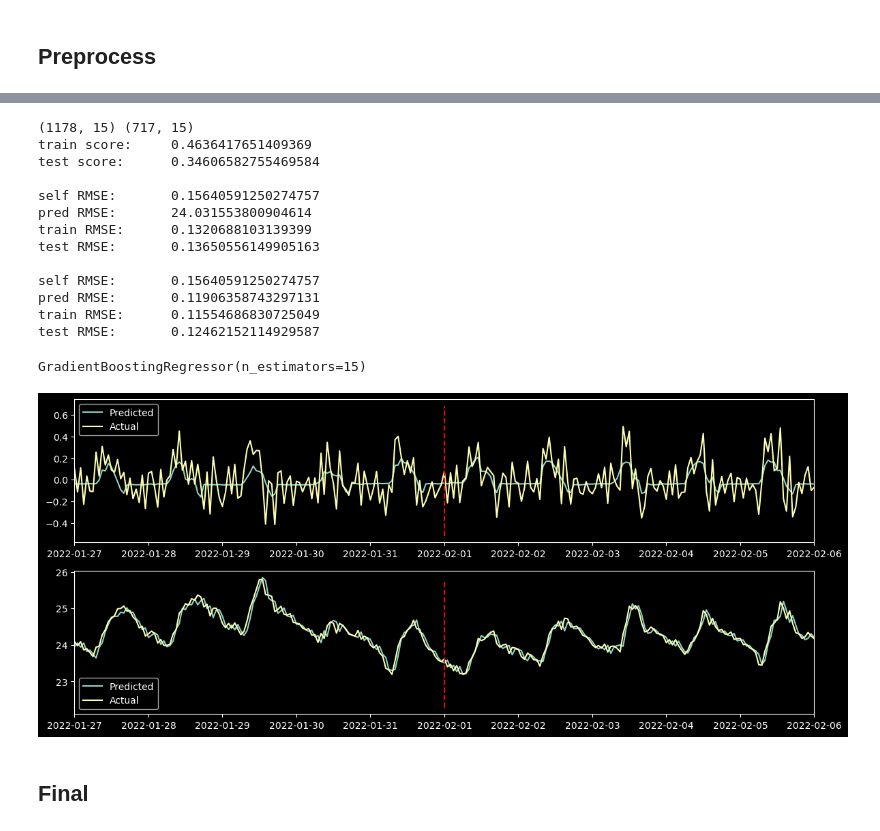
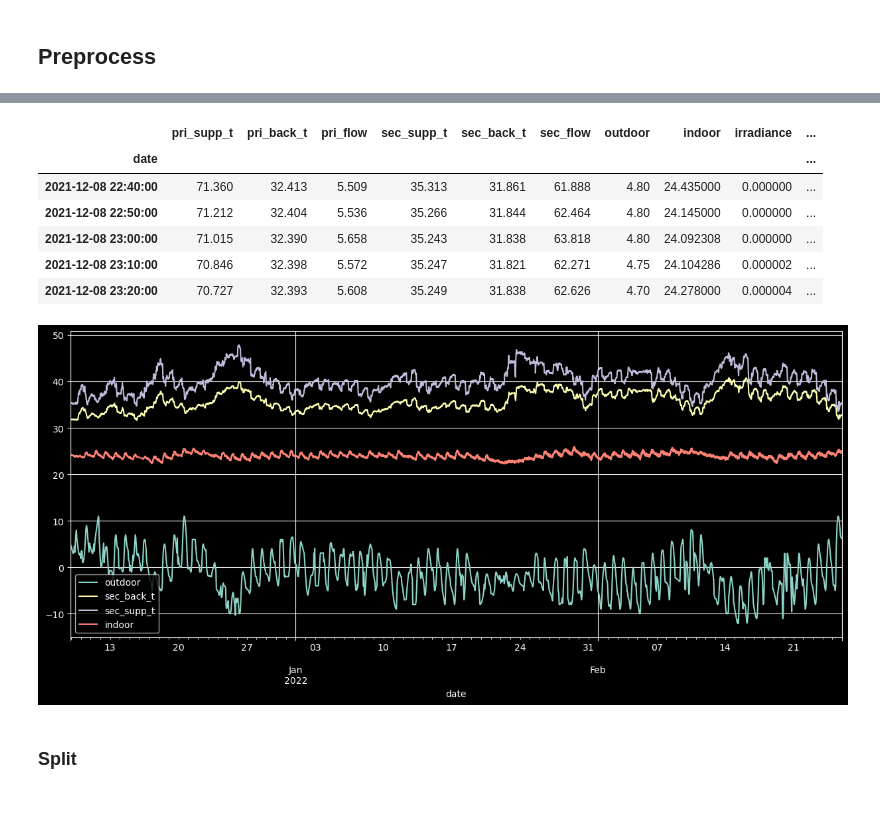
Before and after one commit to xsjk/ART1425-Project, a Jupyter notebook: preprocess.ipynb, the cells around one changed output, grey strips where cells are left out. Drawn from its saved outputs; the diff is of its cells as text; code cells hidden in the pictures; blank space fills up the shorter version.

```diff
--- a/preprocess.ipynb
+++ b/preprocess.ipynb
@@ -175,20 +28,35 @@ KNeighborsRegressor()
-# %%
-fit_and_test(GradientBoostingRegressor(n_estimators=15, learning_rate=0.1), X_indoor, y_indoor)
-# %% [output]
-(1178, 15) (717, 15)
-train score:     0.4636417651409369
-test score:      0.34606582755469584
-
-self RMSE:       0.15640591250274757
-pred RMSE:       24.031553800904614
-train RMSE:      0.1320688103139399
-test RMSE:       0.13650556149905163
-
-self RMSE:       0.15640591250274757
-pred RMSE:       0.11906358743297131
-train RMSE:      0.11554686830725049
-test RMSE:       0.12462152114929587
-GradientBoostingRegressor(n_estimators=15)
-[figure, removed]
+# %%
+def load(filename: str):
+    data = (
+        pd.merge(
+            pd.read_excel(filename, sheet_name="Sheet1", index_col=0, parse_dates=True),
+            pd.read_excel(filename, sheet_name="Sheet2", index_col=0, parse_dates=True),
+            left_index=True,
+            right_index=True,
+            how="outer",
+        )
+        .interpolate("quadratic")
+    )
+    data["irradiance"].clip(lower=0, inplace=True)
+    data["sec_heat"] = (data["sec_supp_t"] - data["sec_back_t"]) * data["sec_flow"]
+    return data.iloc[1:-5]
+
+train_data = load('train.xlsx')
+test_data = load('test.xlsx')
+# %%
+train_data[['outdoor', 'sec_back_t', 'sec_supp_t', 'indoor']].plot(
+    figsize=(15, 6),
+    grid=True
+)
+train_data.head()
+# %% [output]
+|  | pri_supp_t | pri_back_t | pri_flow | sec_supp_t | sec_back_t | sec_flow | outdoor | indoor | irradiance | ... |
+| date |  |  |  |  |  |  |  |  |  | ... |
+| 2021-12-08 22:40:00 | 71.360 | 32.413 | 5.509 | 35.313 | 31.861 | 61.888 | 4.80 | 24.435000 | 0.000000 | ... |
+| 2021-12-08 22:50:00 | 71.212 | 32.404 | 5.536 | 35.266 | 31.844 | 62.464 | 4.80 | 24.145000 | 0.000000 | ... |
+| 2021-12-08 23:00:00 | 71.015 | 32.390 | 5.658 | 35.243 | 31.838 | 63.818 | 4.80 | 24.092308 | 0.000000 | ... |
+| 2021-12-08 23:10:00 | 70.846 | 32.398 | 5.572 | 35.247 | 31.821 | 62.271 | 4.75 | 24.104286 | 0.000002 | ... |
+| 2021-12-08 23:20:00 | 70.727 | 32.393 | 5.608 | 35.249 | 31.838 | 62.626 | 4.70 | 24.278000 | 0.000004 | ... |
+[figure, added]
 # %% [markdown]
-## Final
+### Split
```
Also changed, not shown: parts of 20 cells of this notebook, 7 other files.
